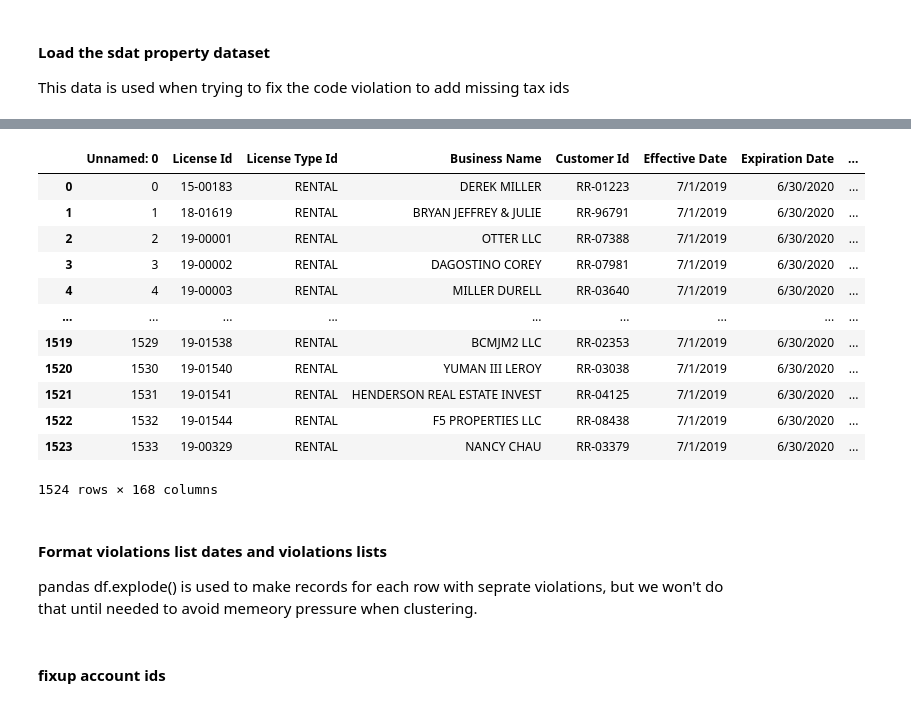
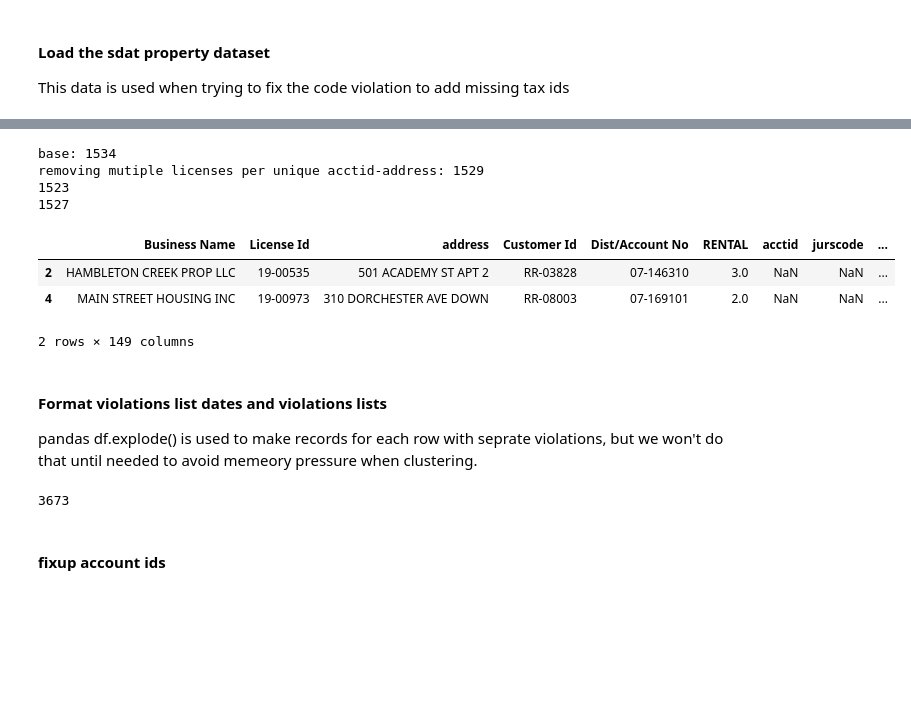
Before and after one commit to g1boss/can_ratings, a Jupyter notebook: src/python/notebooks/violations-etl.ipynb, the cells around one changed output, grey strips where cells are left out. Cells and saved outputs as stored; diff of their text form; code cells hidden in the pictures; blank space fills up the shorter version.

```diff
--- a/src/python/notebooks/violations-etl.ipynb
+++ b/src/python/notebooks/violations-etl.ipynb
@@ -42,3 +31,11 @@ Drive already mounted at /content/drive; to attempt to forcibly remount, call dr
 #### Load the sdat property dataset
 
 This data is used when trying to fix the code violation to add missing tax ids
+# %%
+sdat_columns = ['acctid',
+       'ownname1','ownname2', 'namekey', 'ownadd1', 'ownadd2',
+       'owncity', 'ownstate', 'ownerzip', 'ownzip2']
+rental_columns = ['Business Name', 'License Id', 'address',
+       'Customer Id', 'Dist/Account No', 'RENTAL']
+rental_merge_columns= sdat_columns + rental_columns
+violation_merge_columns = ['address']#,'Open_Date','Follow Up Date']
@@ -45,3 +48,3 @@ This data is used when trying to fix the code violation to add missing tax ids
 # %%
-rentals = pd.read_csv('/content/drive/My Drive/pita 2021/cleaned_rental_billing-2020-test.csv')
-rentals.acctid = rentals.acctid.astype(str)
+sdat = pd.read_csv('drive/My Drive/pita 2021/SDAT-CAN-ref-202105.csv')
+sdat.acctid = sdat.acctid.astype(int)
@@ -50,11 +50,0 @@ cambridge_apns = pd.read_csv('/content/drive/My Drive/SDAT/CAN-ref.csv')
-# %%
-sdat = pd.read_csv('drive/My Drive/pita 2021/SDAT-CAN-ref-202105.csv')
-
-# make sure the acctid is in the right format, and limit the results to just Cambridge
-sdat.acctid = sdat.acctid.apply(lambda x: str(x).strip())
-sdat = sdat.merge(cambridge_apns,on='acctid',how='outer',indicator=True)
-xtra_apns = sdat.query('_merge == "right_only"')
-xtra_categories = list(xtra_apns.CAN_OWNCLASS.unique())
-print("There are ",len(xtra_apns), "properties that don't match SDAT in the CAN ref.")
-print("None of these types impact the analysys?",xtra_categories)
-sdat = sdat.query('_merge == "both"').drop(columns='_merge')
@@ -69,19 +51,33 @@ WARNING: 10 didn't resolve!
-# %%
-df
-# %% [output]
-|  | Unnamed: 0 | License Id | License Type Id | Business Name | Customer Id | Effective Date | Expiration Date | ... |
-| 0 | 0 | 15-00183 | RENTAL | DEREK MILLER | RR-01223 | 7/1/2019 | 6/30/2020 | ... |
-| 1 | 1 | 18-01619 | RENTAL | BRYAN JEFFREY & JULIE | RR-96791 | 7/1/2019 | 6/30/2020 | ... |
-| 2 | 2 | 19-00001 | RENTAL | OTTER LLC | RR-07388 | 7/1/2019 | 6/30/2020 | ... |
-| 3 | 3 | 19-00002 | RENTAL | DAGOSTINO COREY | RR-07981 | 7/1/2019 | 6/30/2020 | ... |
-| 4 | 4 | 19-00003 | RENTAL | MILLER DURELL | RR-03640 | 7/1/2019 | 6/30/2020 | ... |
-| ... | ... | ... | ... | ... | ... | ... | ... | ... |
-| 1519 | 1529 | 19-01538 | RENTAL | BCMJM2 LLC | RR-02353 | 7/1/2019 | 6/30/2020 | ... |
-| 1520 | 1530 | 19-01540 | RENTAL | YUMAN III LEROY | RR-03038 | 7/1/2019 | 6/30/2020 | ... |
-| 1521 | 1531 | 19-01541 | RENTAL | HENDERSON REAL ESTATE INVEST | RR-04125 | 7/1/2019 | 6/30/2020 | ... |
-| 1522 | 1532 | 19-01544 | RENTAL | F5 PROPERTIES LLC | RR-08438 | 7/1/2019 | 6/30/2020 | ... |
-| 1523 | 1533 | 19-00329 | RENTAL | NANCY CHAU | RR-03379 | 7/1/2019 | 6/30/2020 | ... |
-1524 rows × 168 columns
+# %%
+def format_property_location(x):
+  return re.sub(r"(^.*)( [ \d]+\w?)$", r"\1", x.strip().upper())
+
+rentals = pd.read_csv('/content/drive/My Drive/pita 2021/cleaned_rental_billing-2020-test.csv')
+rentals['address'] = rentals['Property Location'].apply(lambda x: format_property_location(x))
+rentals.address = rentals.apply(lambda x: re.sub(r' {2,}', ' ', str(x.address)),axis=1)
+rentals.loc[rentals.address == "738 BAYLY RD", 'acctid'] = 1007169094
+#rentals.loc[rentals.address == "501 ACADEMY ST APT 2", 'acctid'] = 1007169094
+rentals.loc[rentals.address == "310 DORCHESTER AVE DOWN", 'address'] = 1007139101
+rentals.loc[rentals.address == "411 EAGLES NEST WAY(#69)7304", 'acctid'] = 1007219164
+
+print("base:",len(rentals))
+rentals.drop_duplicates(subset=['acctid','Customer Id','address'],keep='last',inplace=True)
+print("removing mutiple licenses per unique acctid-address:",len(rentals))
+rentals = rentals.merge(sdat[sdat_columns],on='acctid',how='outer',indicator=True)
+print(len(rentals.query('_merge == "both"')))
+temp = rentals.query('_merge == "left_only"')[rental_columns].merge(sdat,on='address',how='outer',indicator=True)
+rentals = pd.concat([rentals.query('_merge =="both"')[rental_merge_columns],temp.query('_merge == "both" and city == "CAMBRIDGE"')[rental_merge_columns]])
+print(len(rentals))
+temp.query('_merge == "left_only"')
+# %% [output]
+base: 1534
+removing mutiple licenses per unique acctid-address: 1529
+1523
+1527
+|  | Business Name | License Id | address | Customer Id | Dist/Account No | RENTAL | acctid | jurscode | ... |
+| 2 | HAMBLETON CREEK PROP LLC | 19-00535 | 501 ACADEMY ST APT 2 | RR-03828 | 07-146310 | 3.0 | NaN | NaN | ... |
+| 4 | MAIN STREET HOUSING INC | 19-00973 | 310 DORCHESTER AVE DOWN | RR-08003 | 07-169101 | 2.0 | NaN | NaN | ... |
+2 rows × 149 columns
 # %% [markdown]
 #### Format violations list dates and violations lists
 pandas df.explode() is used to make records for each row with seprate violations, but we won't do that until needed to avoid memeory pressure when clustering.
@@ -125,2 +88,8 @@ violations.address = violations.apply(lambda x: re.sub(r' +',' ',x.address).stri
+# %%
+import re
+print(len(violations))
+violations.address = violations.apply(lambda x: re.sub(r' {2,}', ' ', str(x.address)),axis=1)
+# %% [output]
+3673
 # %% [markdown]
 #### fixup account ids
```
Also changed, not shown: parts of 31 cells of this notebook, 3 other files.
